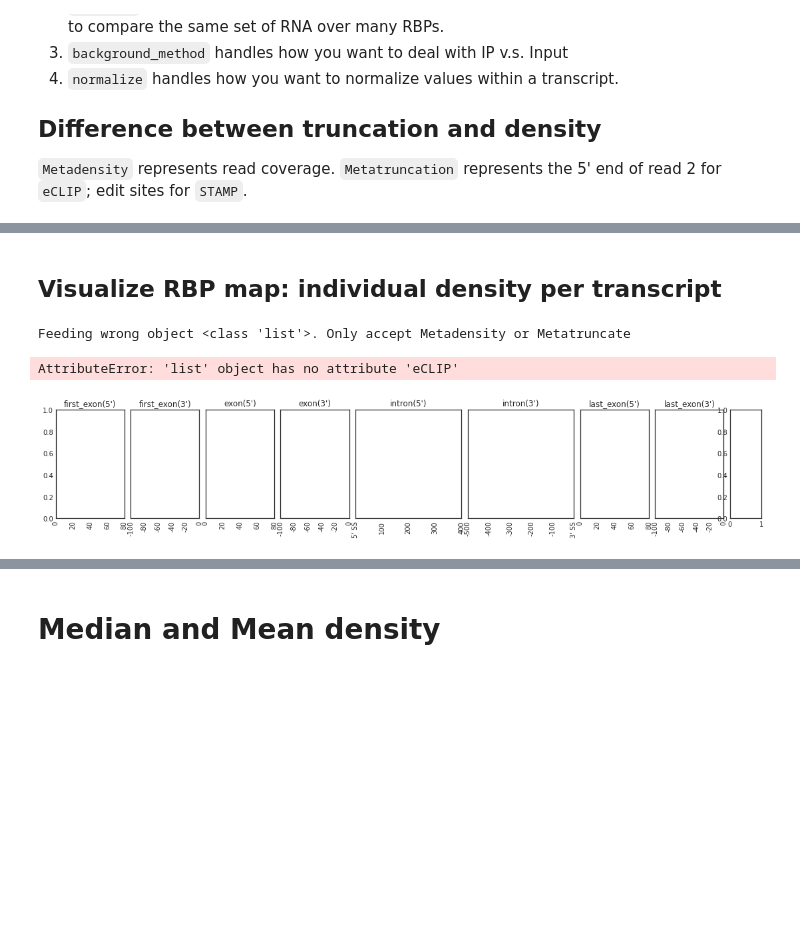
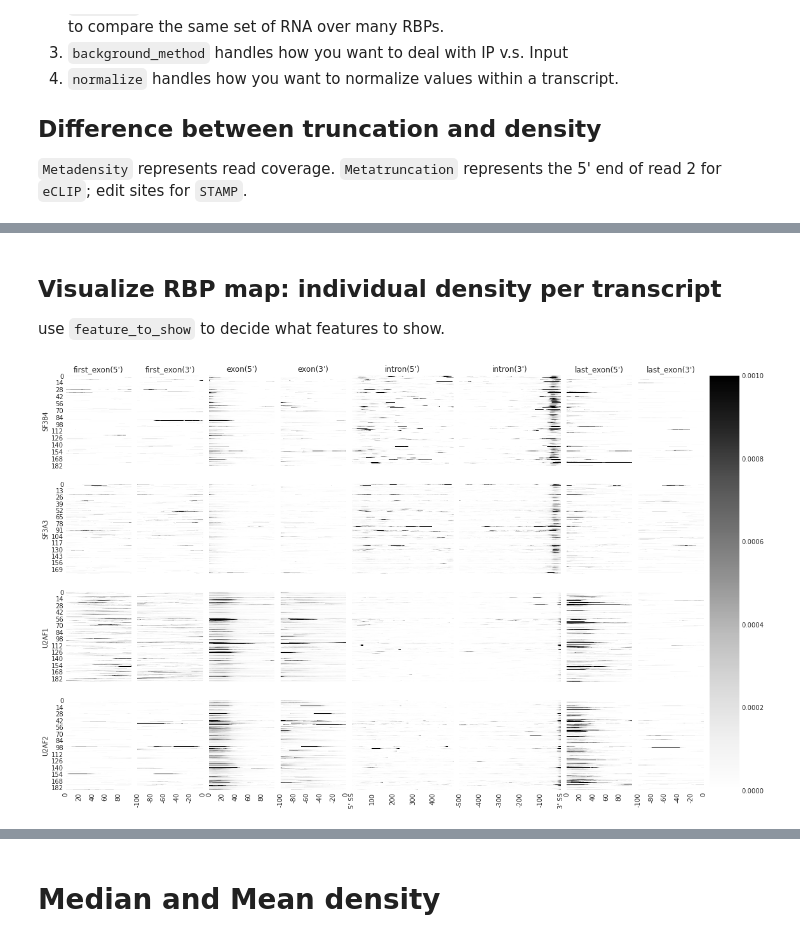
Before and after one commit to algaebrown/Metadensity, a Jupyter notebook: docs/source/1_Example_on_SF3B4.ipynb, the cells around one changed output, grey strips where cells are left out. Drawn from its saved outputs; the diff is of its cells as text; code cells hidden in the pictures; blank space fills up the shorter version.

```diff
--- a/docs/source/1_Example_on_SF3B4.ipynb
+++ b/docs/source/1_Example_on_SF3B4.ipynb
@@ -99,13 +100,13 @@ Done building metagene
 # %% [markdown]
 ## Visualize RBP map: individual density per transcript
+
+use `feature_to_show` to decide what features to show.
 # %%
 ### PLOT INDIVIDUAL DENSITY
 # you can customize the list of features you want to show. This is suitable when you are looking for splicing
-f = plot_rbp_map([den], features_to_show = generic_rna)
+f = plot_rbp_map(den, features_to_show = generic_rna)
 # %% [output]
-Feeding wrong object <class 'list'>. Only accept Metadensity or Metatruncate
-AttributeError: 'list' object has no attribute 'eCLIP'
-[figure, old version]
+[figure, new version]
 # %%
 ### PLOT INDIVIDUAL TRUNCATION SITES
 
```
Also changed, not shown: parts of 11 cells of this notebook, 7 other files.
